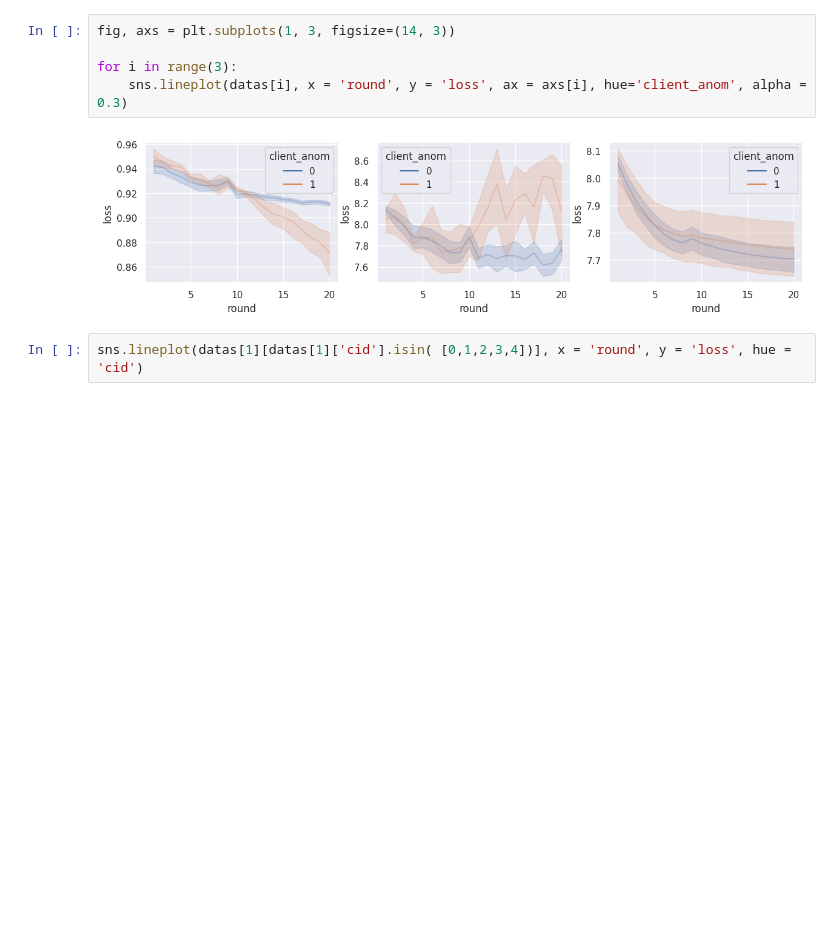
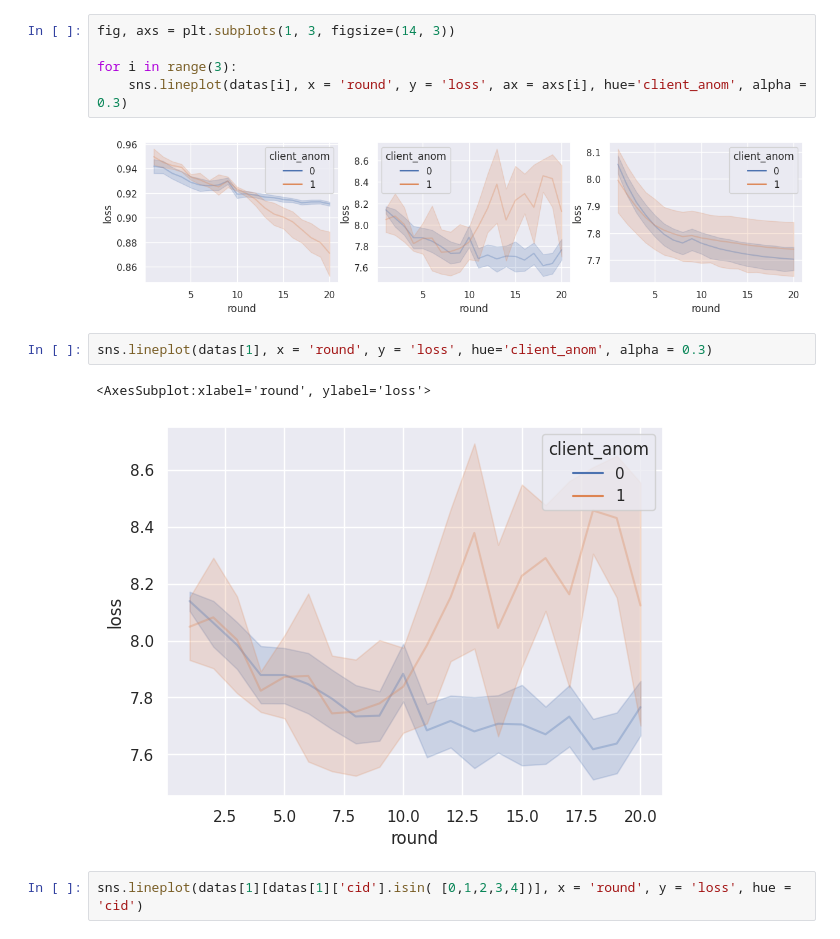
Before and after one commit to GabrielTalasso/Federated_IoT_Anomaly_Detection, a Jupyter notebook: analysis synthetic.ipynb, the cells around one changed output. Drawn from its saved outputs; the diff is of its cells as text; blank space fills up the shorter version.

Commit message:
modified:   analysis synthetic.ipynb 	modified:   analysis.ipynb 	new file:   figures/loss0.png 	new file:   figures/loss1.png 	new file:   figures/loss2.png 	new file:   paper_figure.ipynb

```diff
--- a/analysis synthetic.ipynb
+++ b/analysis synthetic.ipynb
@@ -43,6 +43,11 @@ for i in range(3):
     sns.lineplot(datas[i], x = 'round', y = 'loss', ax = axs[i], hue='client_anom', alpha = 0.3)
 # %% [output]
 [figure]
+# %%
+sns.lineplot(datas[1], x = 'round', y = 'loss', hue='client_anom', alpha = 0.3)
+# %% [output]
+<AxesSubplot:xlabel='round', ylabel='loss'>
+[figure, added]
 # %%
 sns.lineplot(datas[1][datas[1]['cid'].isin( [0,1,2,3,4])], x = 'round', y = 'loss', hue = 'cid')
 # %% [output]
```
Also changed, not shown: 5 other files.
